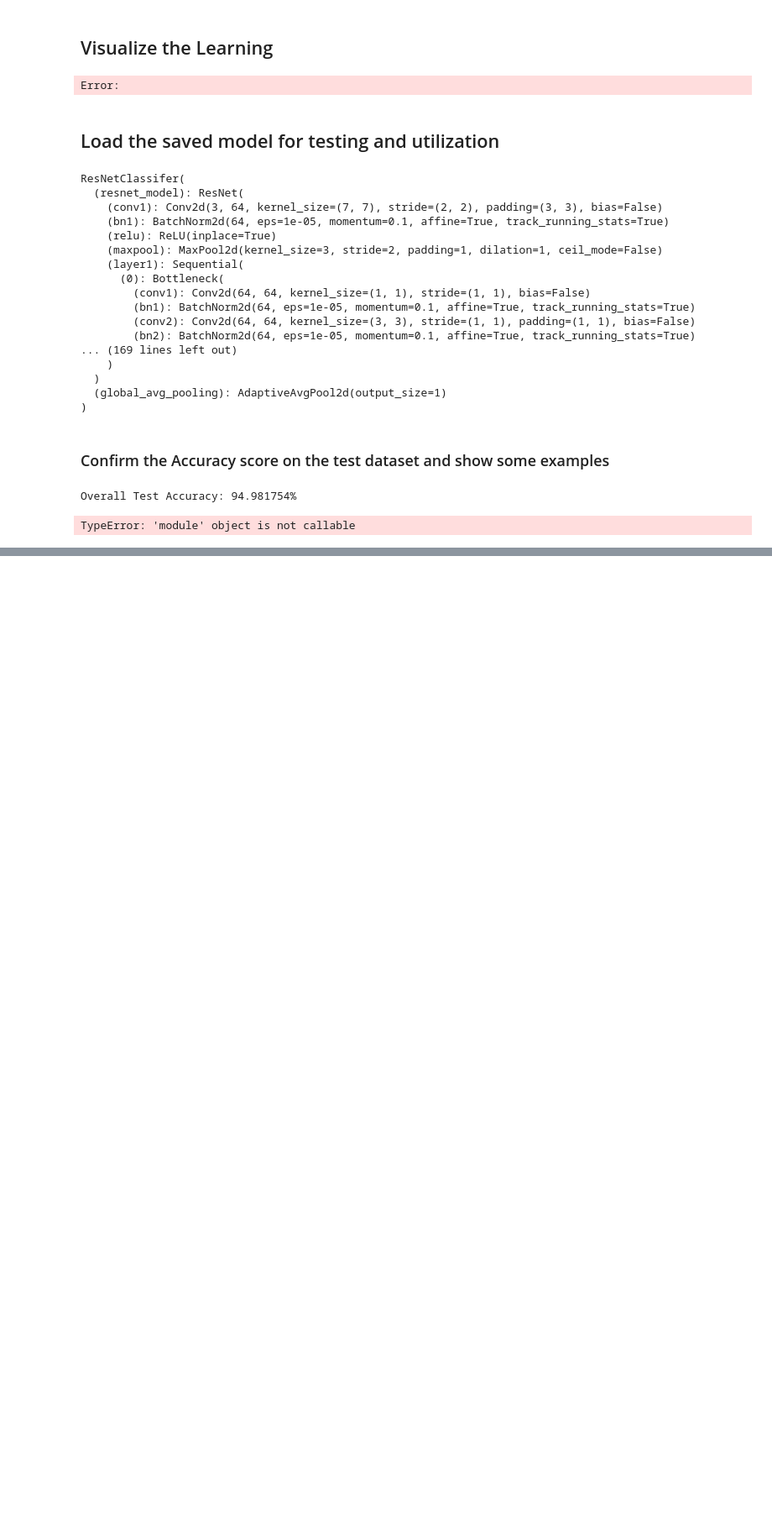
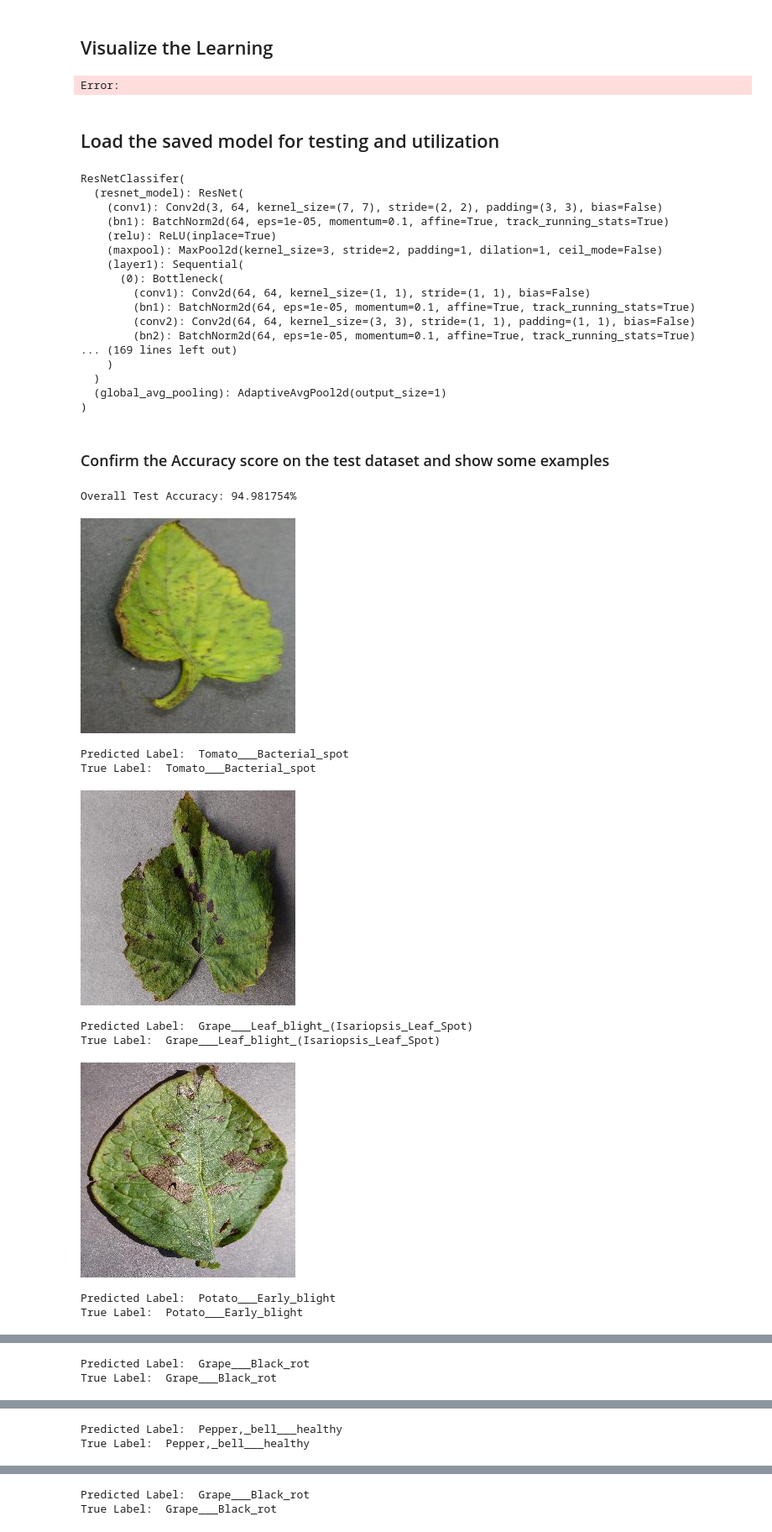
Before and after one commit to bplatoff/HackPrinceton23, a Jupyter notebook: TestClassification.ipynb, the cells around one changed output, grey strips where cells are left out. Shown at 84% size. Cells and saved outputs as stored; diff of their text form; code cells hidden in the pictures; blank space fills up the shorter version.

```diff
--- a/TestClassification.ipynb
+++ b/TestClassification.ipynb
@@ -296,12 +296,20 @@ Overall Test Accuracy: 94.981754%
 # %%
 import numpy as np
 
-for i in [np.random(0, len(valid_dataset), 10)]:
+for i in np.random.randint(0, len(valid_dataset), 10):
     valid_dataset.displayImage(i)
     img_path, label_idx, label = valid_dataset.getItemVerbose(i)
     prediction = DiseasePredictor(valid_dataset[i][0].to(device).unsqueeze(0))
     _, predicted_classes = prediction.max(1)
     print("Predicted Label: ", valid_dataset.idx_to_class[predicted_classes.item()])
     print("True Label: ", label)
 # %% [output]
+[figure, added]
-TypeError: 'module' object is not callable
+Predicted Label:  Tomato___Bacterial_spot
+True Label:  Tomato___Bacterial_spot
+[figure, added]
+Predicted Label:  Grape___Leaf_blight_(Isariopsis_Leaf_Spot)
+True Label:  Grape___Leaf_blight_(Isariopsis_Leaf_Spot)
+[figure, added]
+Predicted Label:  Potato___Early_blight
+True Label:  Potato___Early_blight
@@ -307,0 +317,2 @@ TypeError: 'module' object is not callable
+Predicted Label:  Grape___Black_rot
+True Label:  Grape___Black_rot
@@ -307,0 +320,2 @@ TypeError: 'module' object is not callable
+Predicted Label:  Pepper,_bell___healthy
+True Label:  Pepper,_bell___healthy
@@ -307,0 +323,2 @@ TypeError: 'module' object is not callable
+Predicted Label:  Grape___Black_rot
+True Label:  Grape___Black_rot
```
Also changed, not shown: parts of 1 cell of this notebook.
